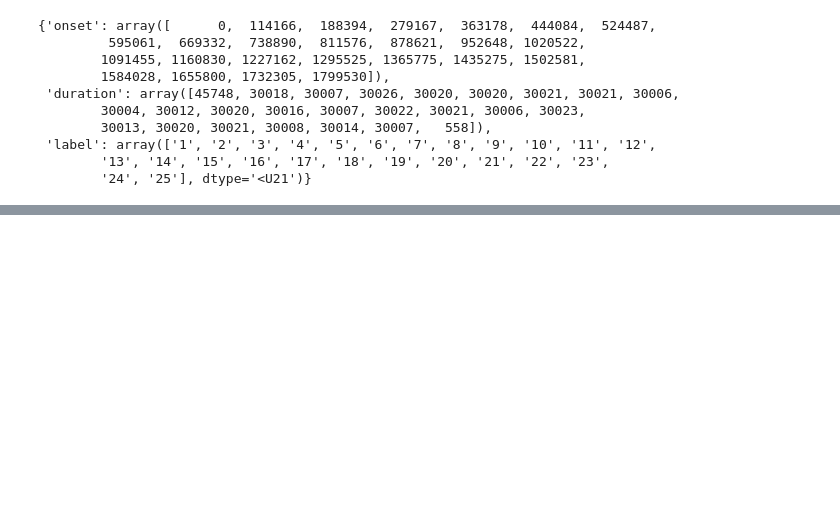
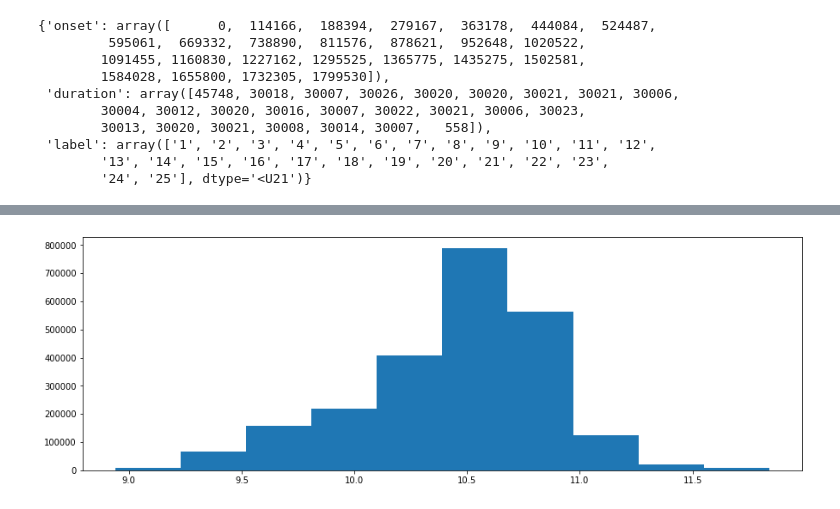
Before and after one commit to joellarwood/alexithymia_physiology_2019, a Jupyter notebook: data_cleaning/physiology_process.ipynb, the cells around one changed output, grey strips where cells are left out. Saved outputs shown, nothing was run; the diff lists cells and outputs as text; code cells hidden in the pictures; blank space fills up the shorter version.

```diff
--- a/data_cleaning/physiology_process.ipynb
+++ b/data_cleaning/physiology_process.ipynb
@@ -78 +85,5 @@ events
+# %%
+eda_hist = plt.hist(eda["EDA_Clean"])
+# %% [output]
+[figure, added]
 # %%
```
Also changed, not shown: parts of 27 cells of this notebook, 12 other files.
